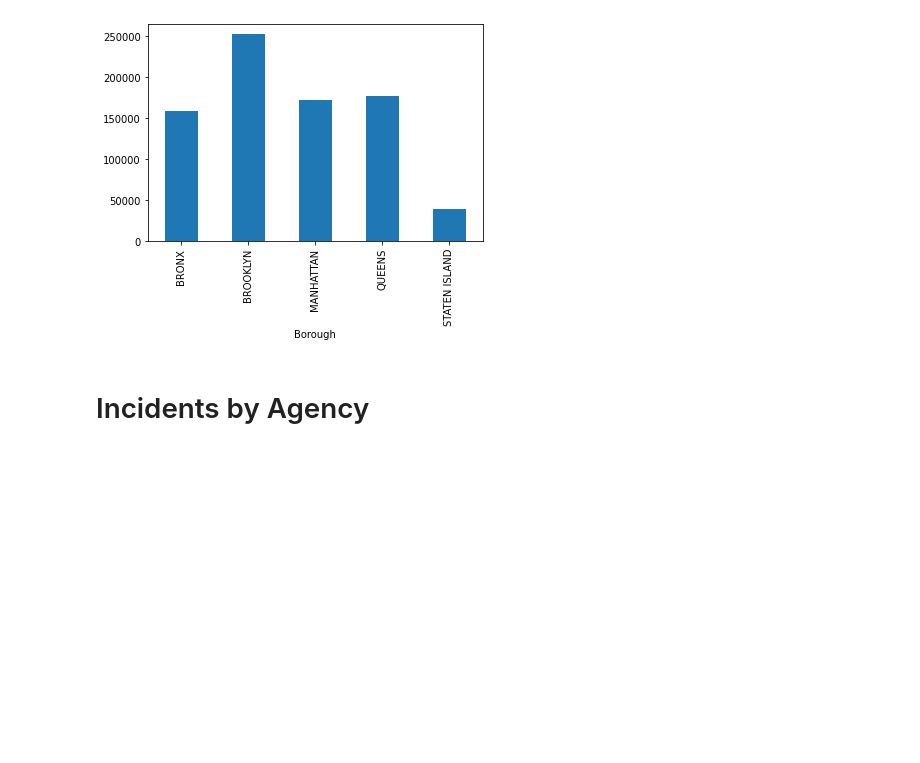
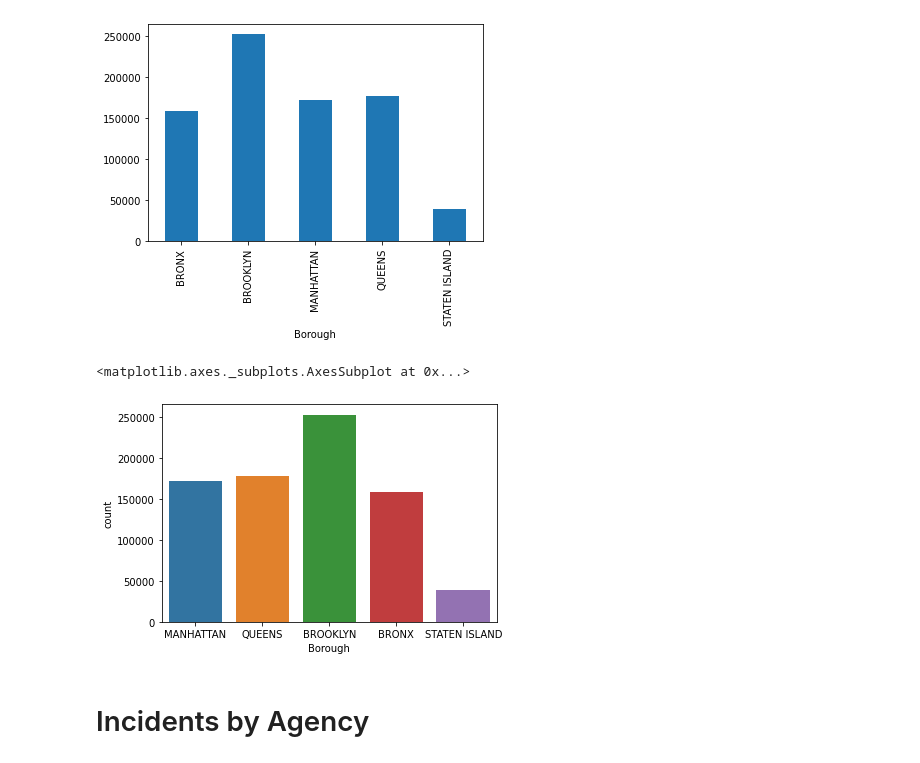
Before and after one commit to alexeimarcilio/Emeritus, a Jupyter notebook: Week11/Data_visualization.ipynb, the cells around one changed output. Cells and saved outputs as stored; diff of their text form; code cells hidden in the pictures; blank space fills up the shorter version.

```diff
--- a/Week11/Data_visualization.ipynb
+++ b/Week11/Data_visualization.ipynb
@@ -110,6 +185,13 @@ borough_group.size().plot(kind='bar')
 # %% [output]
 <matplotlib.axes._subplots.AxesSubplot at 0x...>
 [figure]
+# %%
+import seaborn as sns
+
+sns.countplot(data['Borough'])
+# %% [output]
+<matplotlib.axes._subplots.AxesSubplot at 0x...>
+[figure, added]
 # %% [markdown]
 <h1>Incidents by Agency</h1>
 # %%
```
Also changed, not shown: parts of 60 cells of this notebook, 13 other files.
